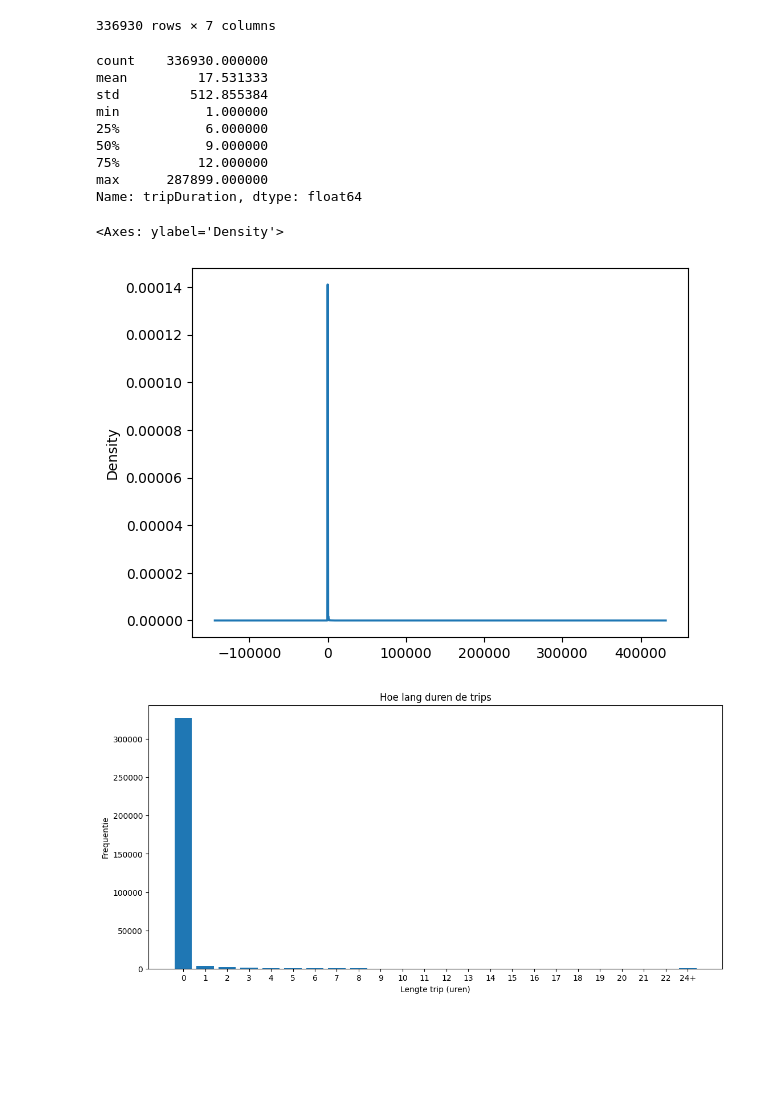
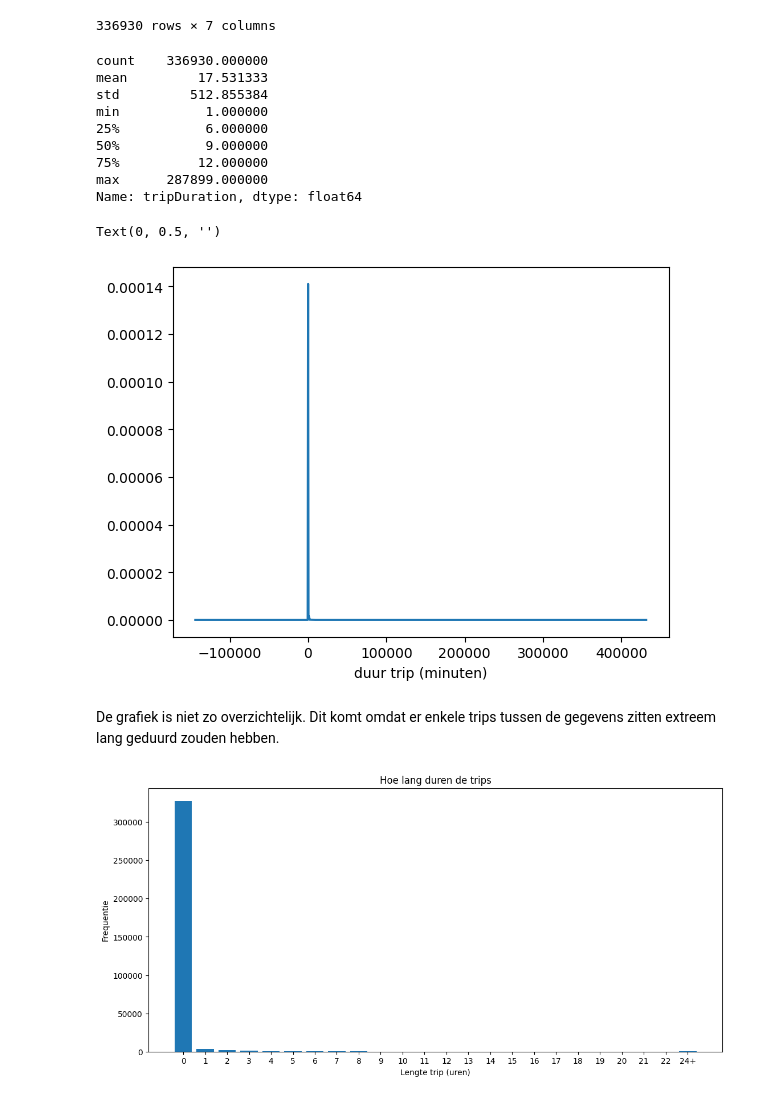
Before and after one commit to DecosterBram/MOW-BikeShare-workshop, a Jupyter notebook: notebooks/BikeShare_exercise_solution.ipynb, the cells around one changed output. Cells and saved outputs as stored; diff of their text form; code cells hidden in the pictures; blank space fills up the shorter version.

```diff
--- a/notebooks/BikeShare_exercise_solution.ipynb
+++ b/notebooks/BikeShare_exercise_solution.ipynb
@@ -177,18 +181,22 @@ trip_data
 # %%
 print(trip_data["tripDuration"].describe())
 trip_data["tripDuration"].plot(kind='kde')
+plt.xlabel('duur trip (minuten)')
+plt.ylabel('')
 # %% [output]
 count    336930.000000
 mean         17.531333
 std         512.855384
 min           1.000000
 25%           6.000000
 50%           9.000000
 75%          12.000000
 max      287899.000000
 Name: tripDuration, dtype: float64
-<Axes: ylabel='Density'>
+Text(0, 0.5, '')
-[figure, old version]
+[figure, new version]
+# %% [markdown]
+De grafiek is niet zo overzichtelijk. Dit komt omdat er enkele trips tussen de gegevens zitten extreem lang geduurd zouden hebben.
 # %%
 bin_edges = [i for i in range(0, 24, 1)] + [float('inf')]
 bin_labels = [f'{i}' for i in range(0, 23, 1)] +['24+']
```
Also changed, not shown: parts of 29 cells of this notebook, 1 other file.
